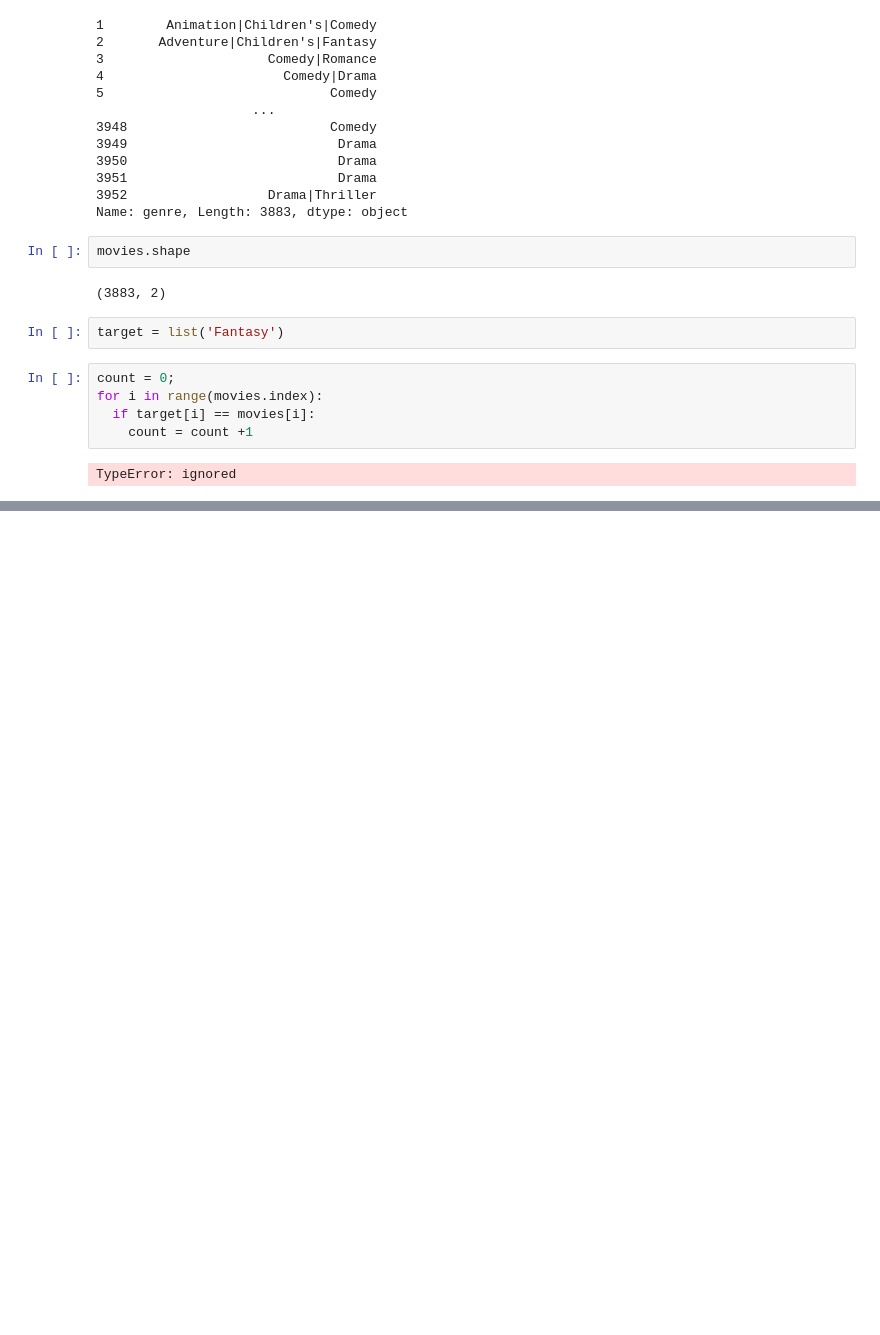
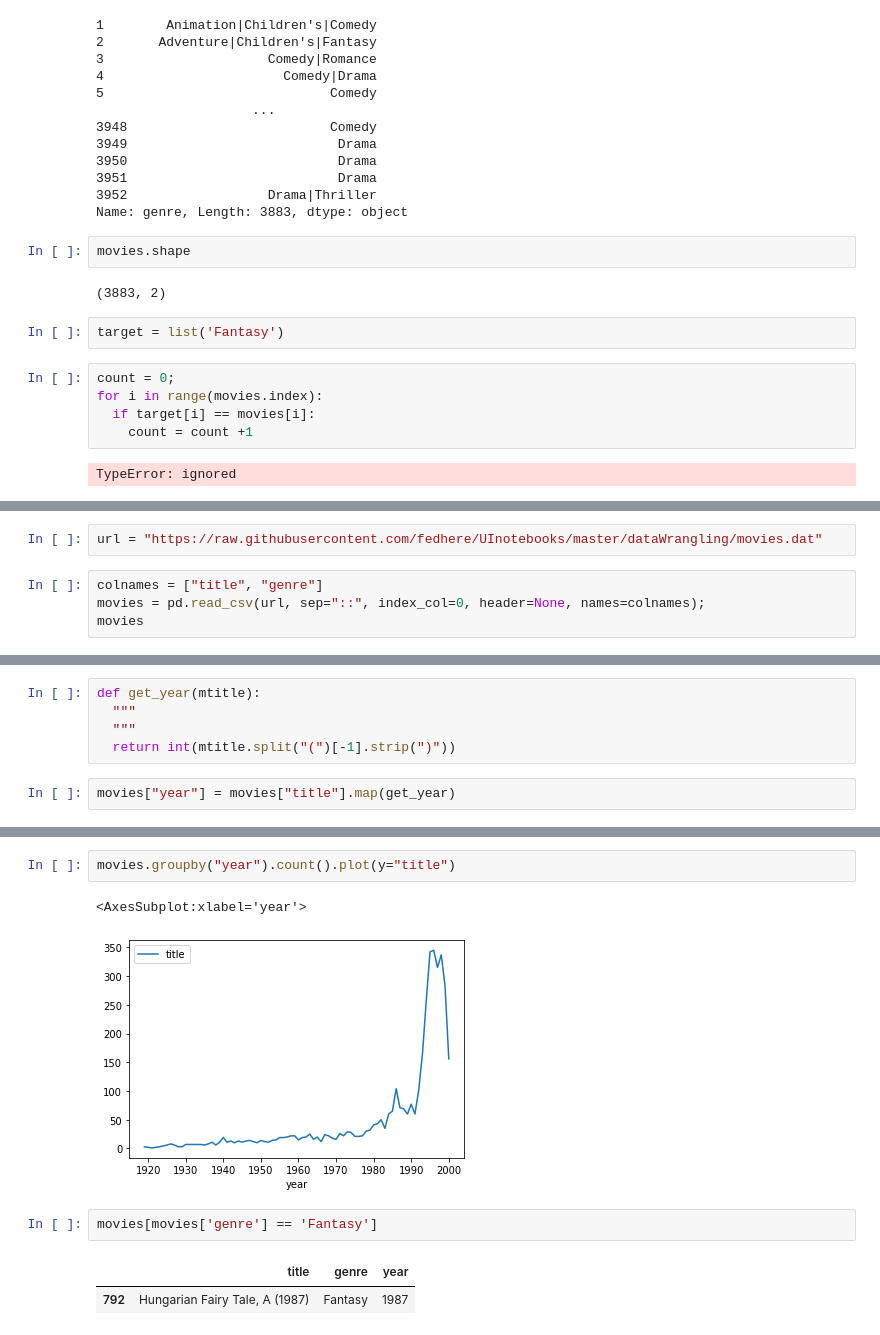
Before and after one commit to ElenaManari/MLPNS_EManari, a Jupyter notebook: MLPNS_homework_10_03_23.ipynb, the cells around one changed output, grey strips where cells are left out. Drawn from its saved outputs; the diff is of its cells as text; blank space fills up the shorter version.

```diff
--- a/MLPNS_homework_10_03_23.ipynb
+++ b/MLPNS_homework_10_03_23.ipynb
@@ -54,0 +98,6 @@ TypeError: ignored
+# %%
+url = "https://raw.githubusercontent.com/fedhere/UInotebooks/master/dataWrangling/movies.dat"
+# %%
+colnames = ["title", "genre"]
+movies = pd.read_csv(url, sep="::", index_col=0, header=None, names=colnames);
+movies
@@ -54,0 +162,7 @@ TypeError: ignored
+# %%
+def get_year(mtitle):
+  """
+  """
+  return int(mtitle.split("(")[-1].strip(")"))
+# %%
+movies["year"] = movies["title"].map(get_year)
@@ -54,0 +185,10 @@ TypeError: ignored
+# %%
+movies.groupby("year").count().plot(y="title")
+# %% [output]
+<AxesSubplot:xlabel='year'>
+[figure, added]
+# %%
+movies[movies['genre'] == 'Fantasy']
+# %% [output]
+|  | title | genre | year |
+| 792 | Hungarian Fairy Tale, A (1987) | Fantasy | 1987 |
```
Also changed, not shown: parts of 43 cells of this notebook.
